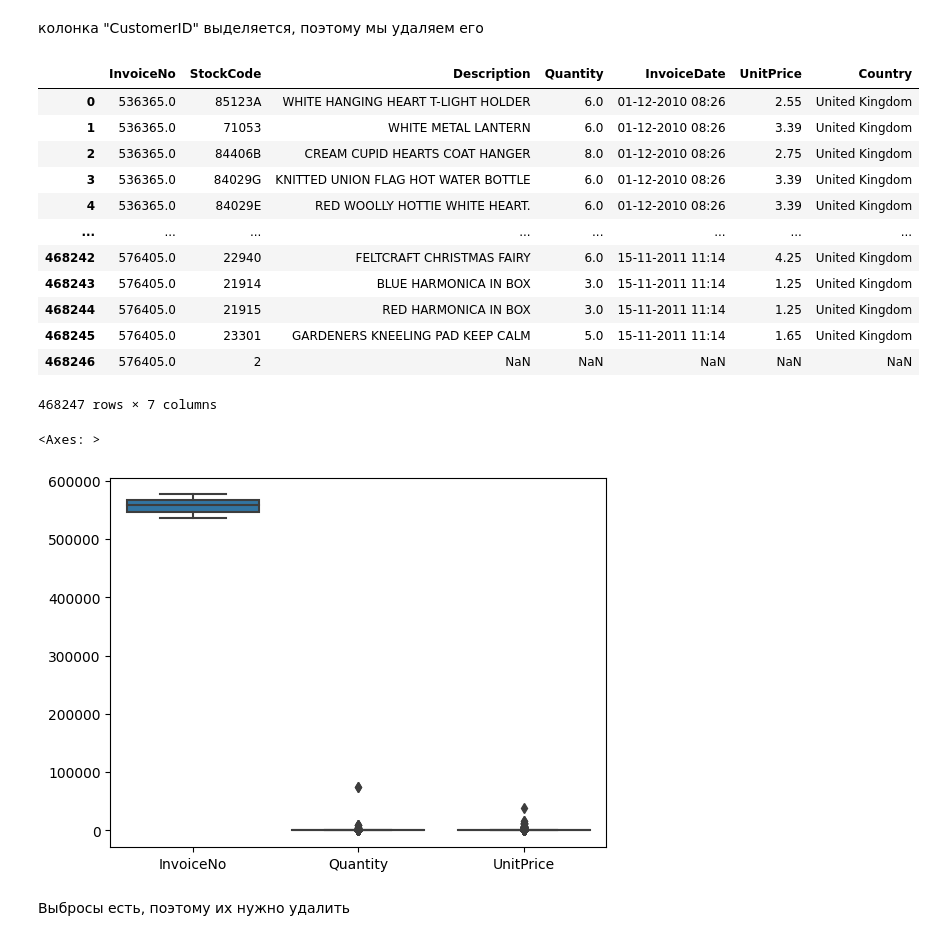
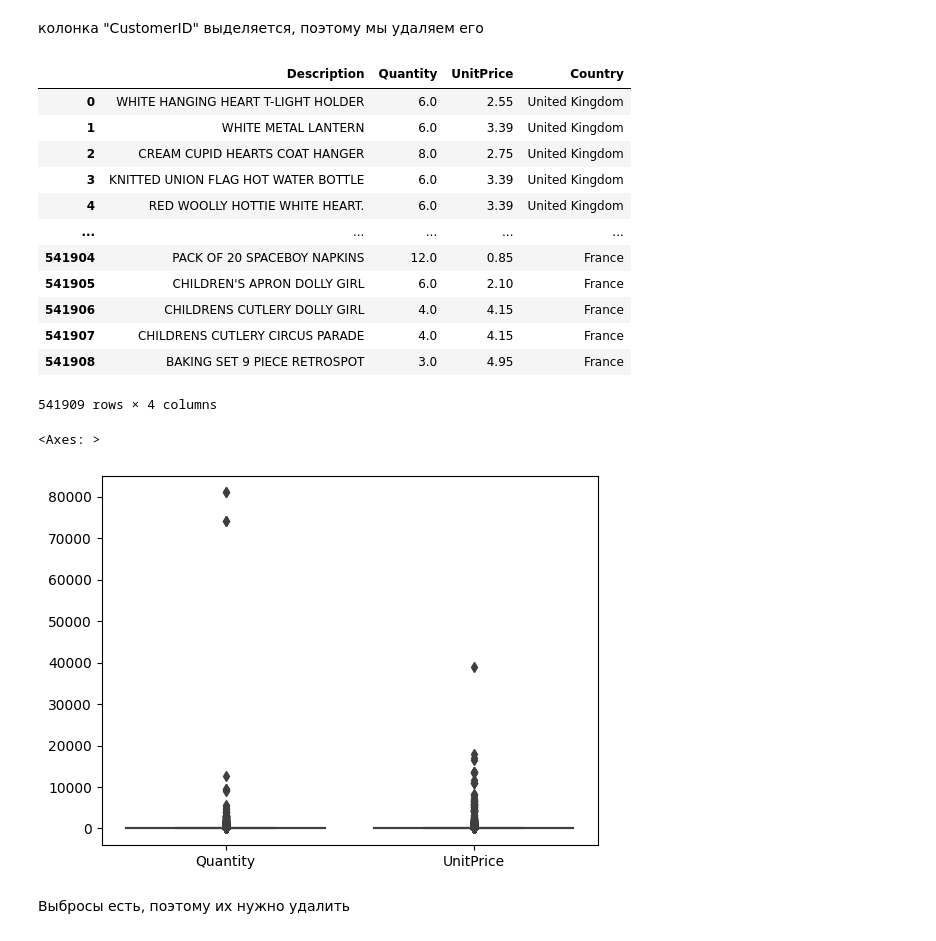
Before and after one commit to VOL-EM2024/mo, a Jupyter notebook: Задание_4.ipynb, the cells around one changed output. Drawn from its saved outputs; the diff is of its cells as text; code cells hidden in the pictures.

```diff
--- a/Задание_4.ipynb
+++ b/Задание_4.ipynb
@@ -80,27 +80,27 @@ memory usage: 28.6+ MB
 # %% [markdown]
 колонка "CustomerID" выделяется, поэтому мы удаляем его
 # %%
-df = df.drop(columns = ['CustomerID'])
+df = df.drop(columns = ['CustomerID', 'InvoiceNo', 'StockCode', 'InvoiceDate'])
 df
 # %% [output]
-|  | InvoiceNo | StockCode | Description | Quantity | InvoiceDate | UnitPrice | Country |
-| 0 | 536365.0 | 85123A | WHITE HANGING HEART T-LIGHT HOLDER | 6.0 | 01-12-2010 08:26 | 2.55 | United Kingdom |
-| 1 | 536365.0 | 71053 | WHITE METAL LANTERN | 6.0 | 01-12-2010 08:26 | 3.39 | United Kingdom |
-| 2 | 536365.0 | 84406B | CREAM CUPID HEARTS COAT HANGER | 8.0 | 01-12-2010 08:26 | 2.75 | United Kingdom |
-| 3 | 536365.0 | 84029G | KNITTED UNION FLAG HOT WATER BOTTLE | 6.0 | 01-12-2010 08:26 | 3.39 | United Kingdom |
-| 4 | 536365.0 | 84029E | RED WOOLLY HOTTIE WHITE HEART. | 6.0 | 01-12-2010 08:26 | 3.39 | United Kingdom |
-| ... | ... | ... | ... | ... | ... | ... | ... |
-| 468242 | 576405.0 | 22940 | FELTCRAFT CHRISTMAS FAIRY | 6.0 | 15-11-2011 11:14 | 4.25 | United Kingdom |
-| 468243 | 576405.0 | 21914 | BLUE HARMONICA IN BOX | 3.0 | 15-11-2011 11:14 | 1.25 | United Kingdom |
-| 468244 | 576405.0 | 21915 | RED HARMONICA IN BOX | 3.0 | 15-11-2011 11:14 | 1.25 | United Kingdom |
-| 468245 | 576405.0 | 23301 | GARDENERS KNEELING PAD KEEP CALM | 5.0 | 15-11-2011 11:14 | 1.65 | United Kingdom |
-| 468246 | 576405.0 | 2 | NaN | NaN | NaN | NaN | NaN |
+|  | Description | Quantity | UnitPrice | Country |
+| 0 | WHITE HANGING HEART T-LIGHT HOLDER | 6.0 | 2.55 | United Kingdom |
+| 1 | WHITE METAL LANTERN | 6.0 | 3.39 | United Kingdom |
+| 2 | CREAM CUPID HEARTS COAT HANGER | 8.0 | 2.75 | United Kingdom |
+| 3 | KNITTED UNION FLAG HOT WATER BOTTLE | 6.0 | 3.39 | United Kingdom |
+| 4 | RED WOOLLY HOTTIE WHITE HEART. | 6.0 | 3.39 | United Kingdom |
+| ... | ... | ... | ... | ... |
+| 541904 | PACK OF 20 SPACEBOY NAPKINS | 12.0 | 0.85 | France |
+| 541905 | CHILDREN'S APRON DOLLY GIRL | 6.0 | 2.10 | France |
+| 541906 | CHILDRENS CUTLERY DOLLY GIRL | 4.0 | 4.15 | France |
+| 541907 | CHILDRENS CUTLERY CIRCUS PARADE | 4.0 | 4.15 | France |
+| 541908 | BAKING SET 9 PIECE RETROSPOT | 3.0 | 4.95 | France |
-468247 rows × 7 columns
+541909 rows × 4 columns
 # %%
 sns.boxplot(df)
 # %% [output]
 <Axes: >
-[figure, old version]
+[figure, new version]
 # %% [markdown]
  Выбросы есть, поэтому их нужно удалить
 # %%
```
Also changed, not shown: parts of 24 cells of this notebook.
